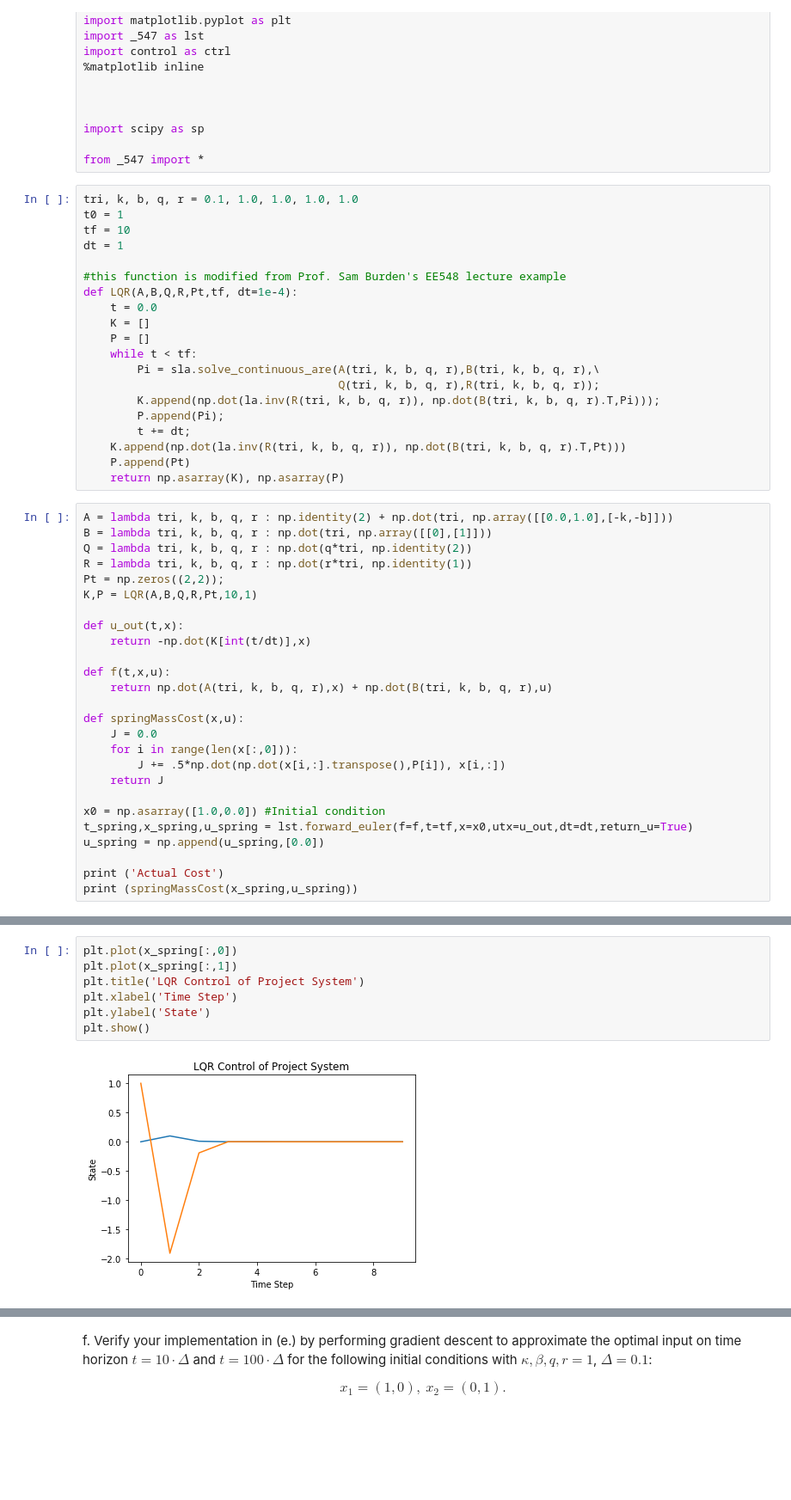
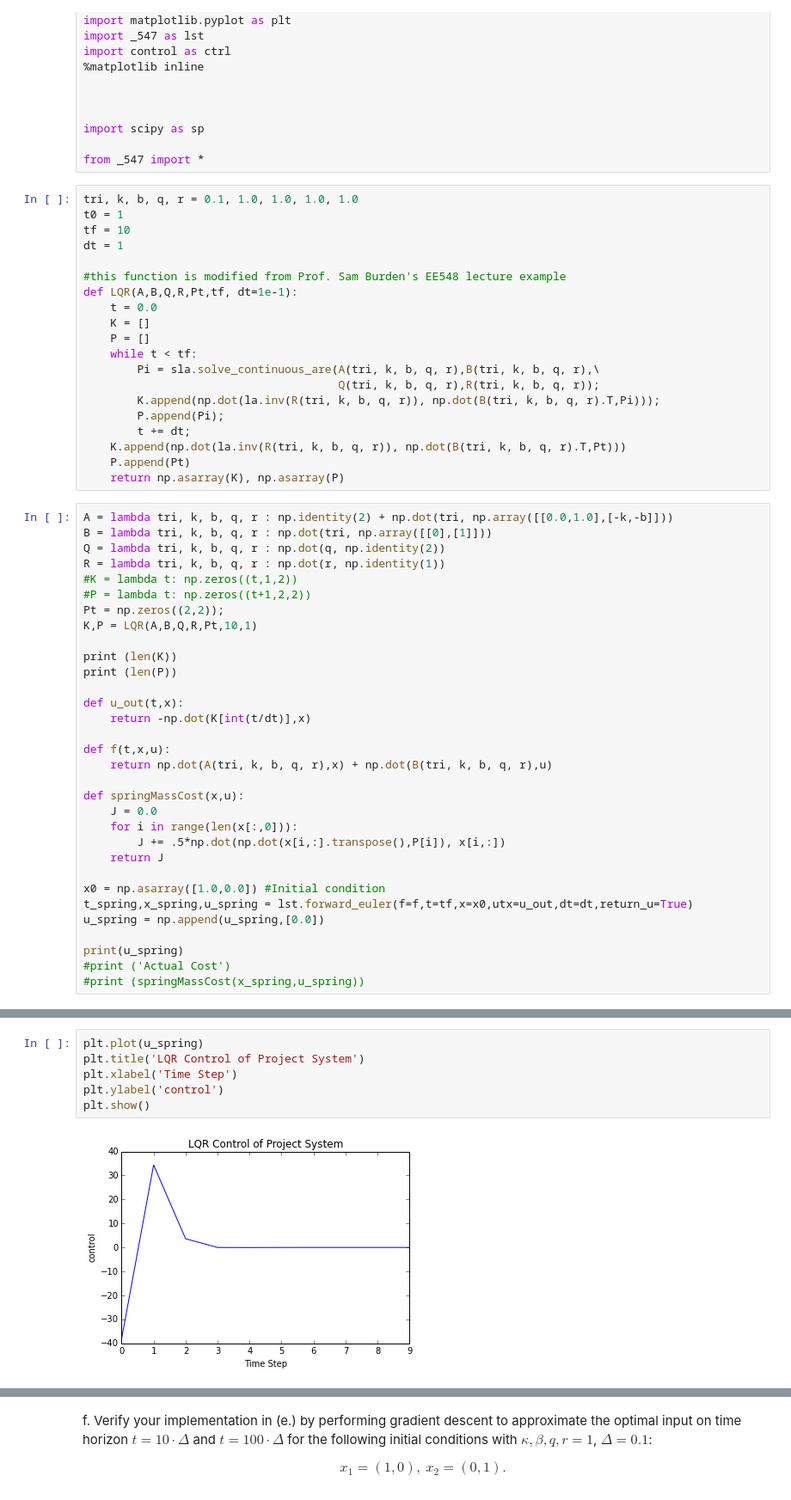
Before and after one commit to bolingy/Opt_ML_Ctrl, a Jupyter notebook: hw1.ipynb, the cells around one changed output, grey strips where cells are left out. Shown at 86% size. Drawn from its saved outputs; the diff is of its cells as text; blank space fills up the shorter version.

```diff
--- a/hw1.ipynb
+++ b/hw1.ipynb
@@ -82,7 +82,7 @@ tf = 10
 dt = 1
 
 #this function is modified from Prof. Sam Burden's EE548 lecture example
-def LQR(A,B,Q,R,Pt,tf, dt=1e-4):
+def LQR(A,B,Q,R,Pt,tf, dt=1e-1):
     t = 0.0
     K = []
     P = []
@@ -98,10 +98,15 @@ def LQR(A,B,Q,R,Pt,tf, dt=1e-4):
 # %%
 A = lambda tri, k, b, q, r : np.identity(2) + np.dot(tri, np.array([[0.0,1.0],[-k,-b]]))
 B = lambda tri, k, b, q, r : np.dot(tri, np.array([[0],[1]]))
-Q = lambda tri, k, b, q, r : np.dot(q*tri, np.identity(2))
-R = lambda tri, k, b, q, r : np.dot(r*tri, np.identity(1))
+Q = lambda tri, k, b, q, r : np.dot(q, np.identity(2))
+R = lambda tri, k, b, q, r : np.dot(r, np.identity(1))
+#K = lambda t: np.zeros((t,1,2))
+#P = lambda t: np.zeros((t+1,2,2))
 Pt = np.zeros((2,2));
 K,P = LQR(A,B,Q,R,Pt,10,1)
+
+print (len(K))
+print (len(P))
 
 def u_out(t,x):
     return -np.dot(K[int(t/dt)],x)
@@ -119,6 +124,7 @@ x0 = np.asarray([1.0,0.0]) #Initial condition
 t_spring,x_spring,u_spring = lst.forward_euler(f=f,t=tf,x=x0,utx=u_out,dt=dt,return_u=True)
 u_spring = np.append(u_spring,[0.0])
 
-print ('Actual Cost')
-print (springMassCost(x_spring,u_spring))
+print(u_spring)
+#print ('Actual Cost')
+#print (springMassCost(x_spring,u_spring))
 # %% [output]
@@ -146,9 +184,8 @@ Actual Cost
 # %%
-plt.plot(x_spring[:,0])
-plt.plot(x_spring[:,1])
+plt.plot(u_spring)
 plt.title('LQR Control of Project System')
 plt.xlabel('Time Step')
-plt.ylabel('State')
+plt.ylabel('control')
 plt.show()
 # %% [output]
-[figure, old version]
+[figure, new version]
```
Also changed, not shown: parts of 16 cells of this notebook.
